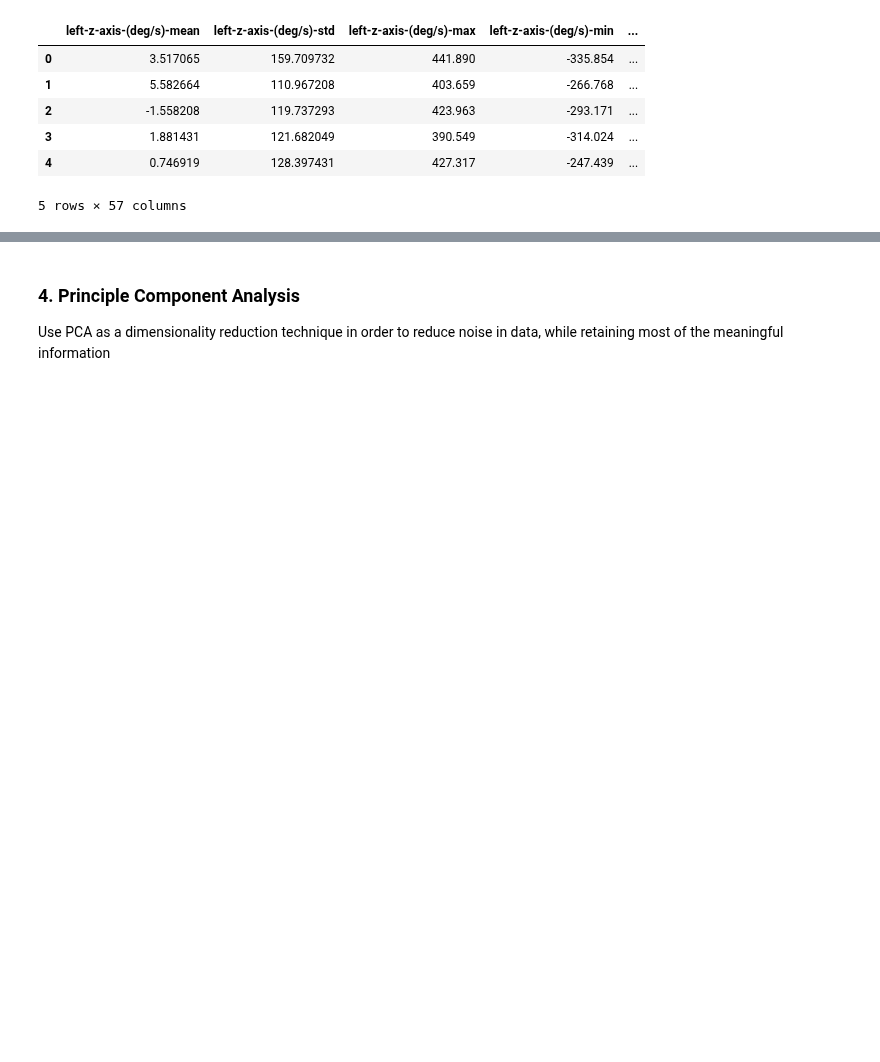
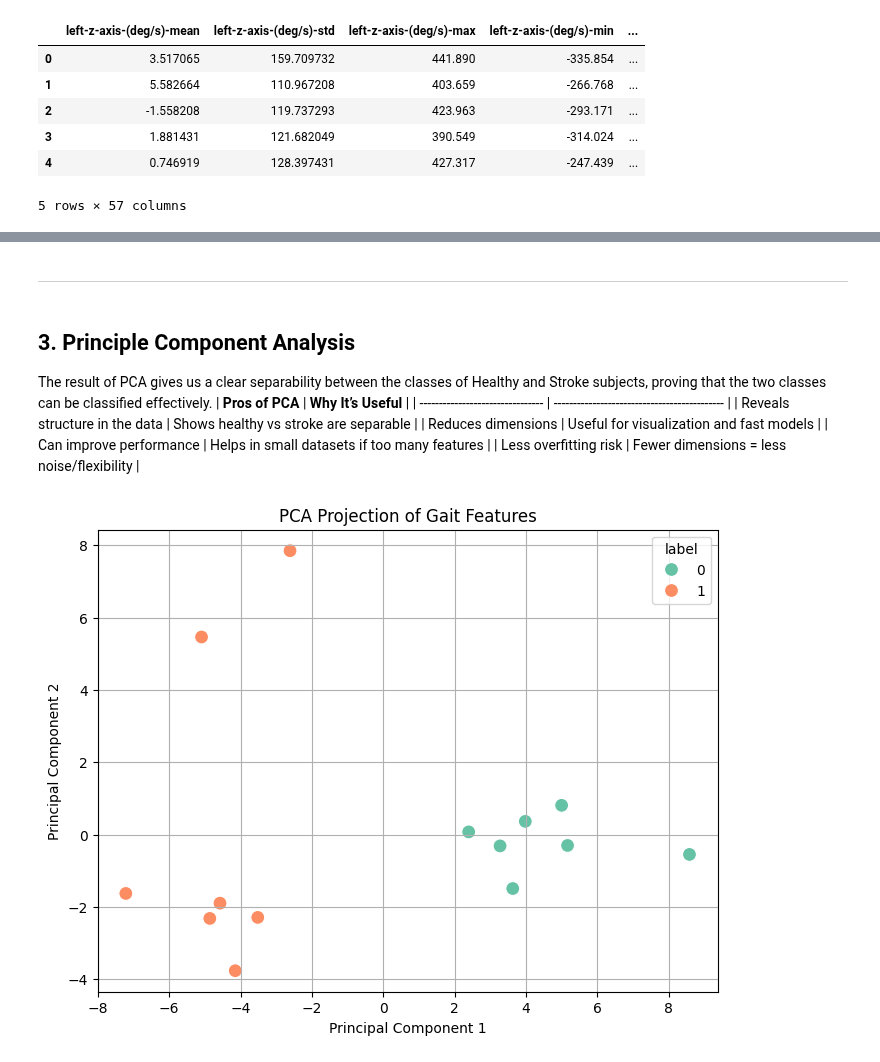
Before and after one commit to StamatisOrfanos/GaitRehab, a Jupyter notebook: gait_classification.ipynb, the cells around one changed output, grey strips where cells are left out. Saved outputs shown, nothing was run; the diff lists cells and outputs as text; code cells hidden in the pictures; blank space fills up the shorter version.

```diff
--- a/gait_classification.ipynb
+++ b/gait_classification.ipynb
@@ -86,3 +108,38 @@ Train a Random Forest classifier and rank features by importance, providing us s
+# %% [markdown]
+---
 # %% [markdown]
-### 4. Principle Component Analysis
-Use PCA as a dimensionality reduction technique in order to reduce noise in data, while retaining most of the meaningful information
+## 3. Principle Component Analysis
+
+The result of PCA gives us a clear separability between the classes of Healthy and Stroke subjects, proving that the two classes can be classified effectively.
+| **Pros of PCA**                  | **Why It’s Useful**                          |
+| -------------------------------- | -------------------------------------------- |
+| Reveals structure in the data    | Shows healthy vs stroke are separable        |
+| Reduces dimensions               | Useful for visualization and fast models     |
+| Can improve performance          | Helps in small datasets if too many features |
+| Less overfitting risk            | Fewer dimensions = less noise/flexibility    |
+# %%
+
+X = data.drop(columns=['label'])
+y = data['label']
+
+# Step 2: Standardize features
+scaler = StandardScaler()
+X_scaled = scaler.fit_transform(X)
+
+# Apply PCA (2 components for visualization)
+pca = PCA(n_components=2)
+X_pca = pca.fit_transform(X_scaled)
+
+# Step 4: Plot the PCA projection
+pca_df = pd.DataFrame(X_pca, columns=['PC1', 'PC2'])
+pca_df['label'] = y
+
+plt.figure(figsize=(8, 6))
+sns.scatterplot(data=pca_df, x='PC1', y='PC2', hue='label', palette='Set2', s=100)
+plt.title('PCA Projection of Gait Features')
+plt.xlabel('Principal Component 1')
+plt.ylabel('Principal Component 2')
+plt.grid(True)
+plt.show()
+# %% [output]
+[figure, added]
```
Also changed, not shown: parts of 14 cells of this notebook, 1 other file.
